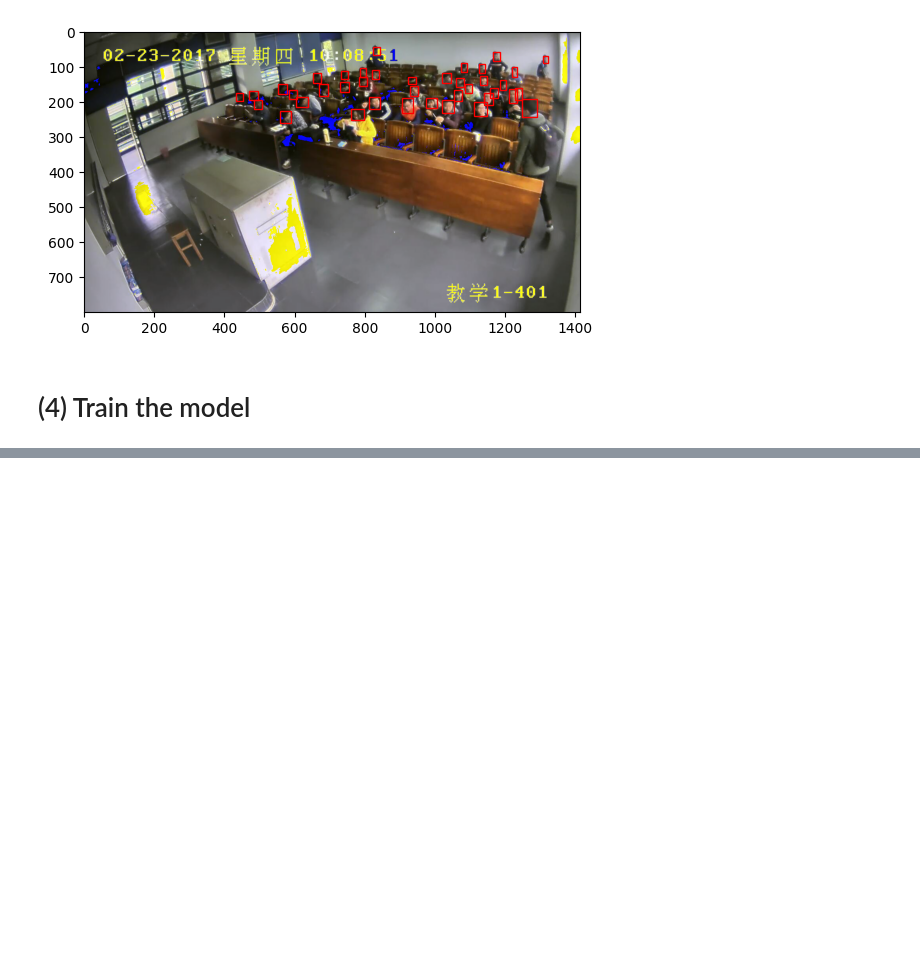
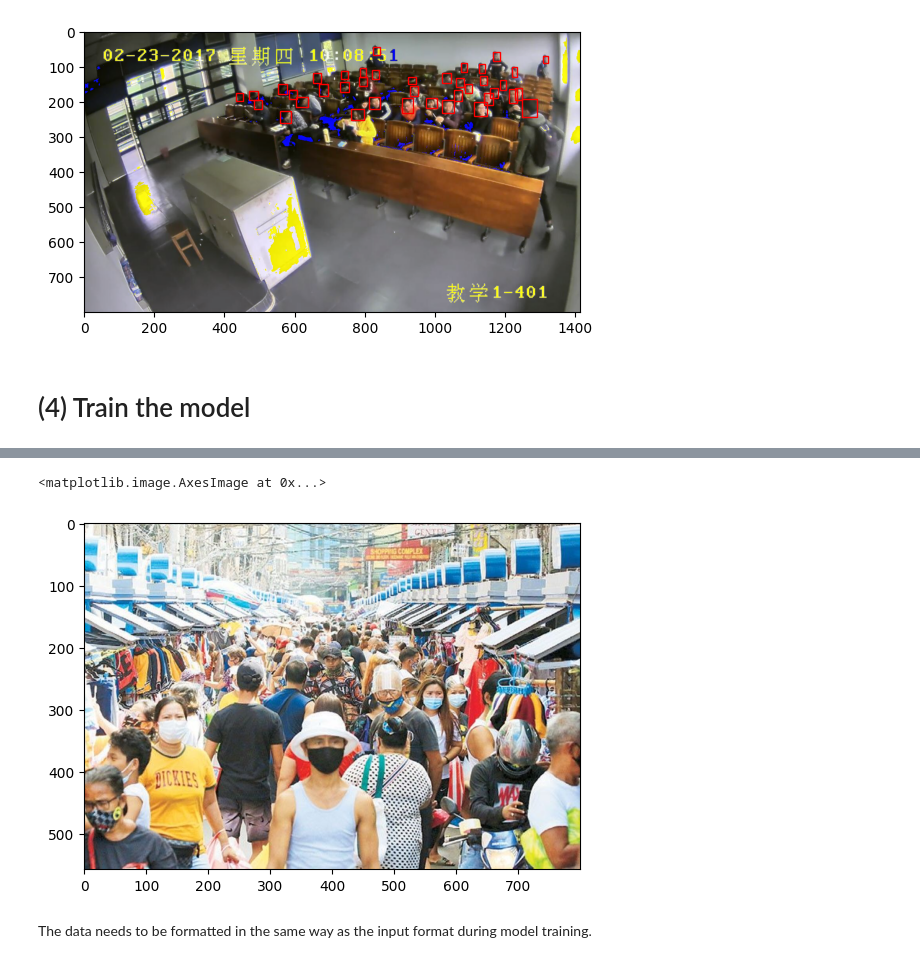
Before and after one commit to spoluan/SCUT_HEAD_object_detection, a Jupyter notebook: SCUT-HEAD_detection.ipynb, the cells around one changed output, grey strips where cells are left out. Saved outputs shown, nothing was run; the diff lists cells and outputs as text; code cells hidden in the pictures; blank space fills up the shorter version.

```diff
--- a/SCUT-HEAD_detection.ipynb
+++ b/SCUT-HEAD_detection.ipynb
@@ -229,0 +315,9 @@ model.save("saved_model/model_A_&_B.model")
+# %%
+real_image = utils.read_image("h2_2020-11-23_22-09-24.jpg")
+# %%
+plt.imshow(real_image)
+# %% [output]
+<matplotlib.image.AxesImage at 0x...>
+[figure, added]
+# %% [markdown]
+The data needs to be formatted in the same way as the input format during model training.
```
Also changed, not shown: parts of 22 cells of this notebook.
